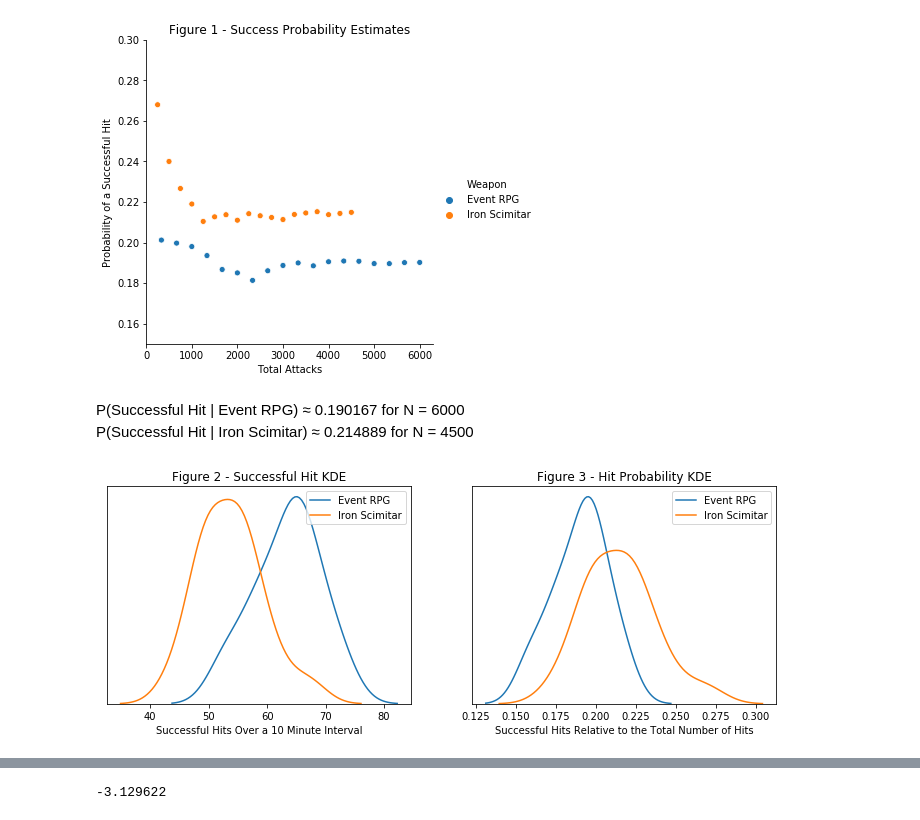
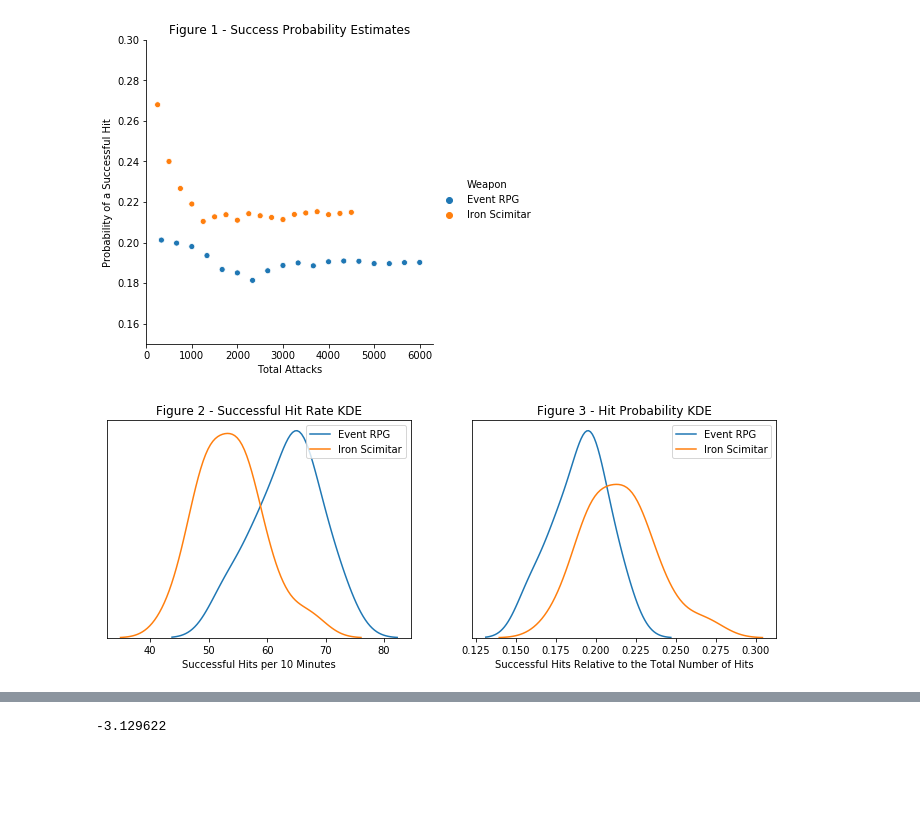
Before and after one commit to ys-lin14/OSRS-Analysis, a Jupyter notebook: probability.ipynb, the cells around one changed output, grey strips where cells are left out. Drawn from its saved outputs; the diff is of its cells as text; code cells hidden in the pictures; blank space fills up the shorter version.

```diff
--- a/probability.ipynb
+++ b/probability.ipynb
@@ -121,10 +124,6 @@ plt.ylim(0.15, 0.3)
 plt.show()
 # %% [output]
 [figure]
-# %% [markdown]
-P(Successful Hit | Event RPG) ≈ 0.190167 for N = 6000
-<br>
-P(Successful Hit | Iron Scimitar) ≈ 0.214889 for N = 4500
 # %%
 # get the number of successful hits for every 10 minute interval
 rpg_interval_hit_data = get_interval_hit_data(combined_probability_df, "Event RPG")
@@ -136,23 +135,23 @@ scim_hit_probability_data = scim_interval_hit_data / 250
 # %%
 # kde for the number and probability of successful hits per 10 minutes
 fig, (ax1, ax2) = plt.subplots(ncols = 2, figsize = (12, 4))
 
 combined_interval_hit_kde = sns.kdeplot(rpg_interval_hit_data, label = "Event RPG", ax = ax1)
 combined_interval_hit_kde = sns.kdeplot(scim_interval_hit_data, label = "Iron Scimitar", ax = ax1)
 
-combined_interval_hit_kde.set(title = "Figure 2 - Successful Hit KDE",
-                 xlabel = "Successful Hits Over a 10 Minute Interval",
+combined_interval_hit_kde.set(title = "Figure 2 - Successful Hit Rate KDE",
+                 xlabel = "Successful Hits per 10 Minutes",
                  yticks = [])
 
 combined_hit_probability_kde = sns.kdeplot(rpg_hit_probability_data, label = "Event RPG", ax = ax2)
 combined_hit_probability_kde = sns.kdeplot(scim_hit_probability_data, label = "Iron Scimitar", ax = ax2)
 
 combined_hit_probability_kde.set(title = "Figure 3 - Hit Probability KDE",
                  xlabel = "Successful Hits Relative to the Total Number of Hits",
                  yticks = [])
 plt.show()
 # %% [output]
-[figure, old version]
+[figure, new version]
 # %% [markdown]
 Figure 2 suggests that training with the Event RPG typically results in more successful hits compared to the Iron Scimitar while Figure 3 indicates that the Iron Scimitar is more accurate than the Event RPG. This implies that attack bonuses are overshadowed by attack speed when it comes to experience rates.
 <br>
```
Also changed, not shown: parts of 10 cells of this notebook.
